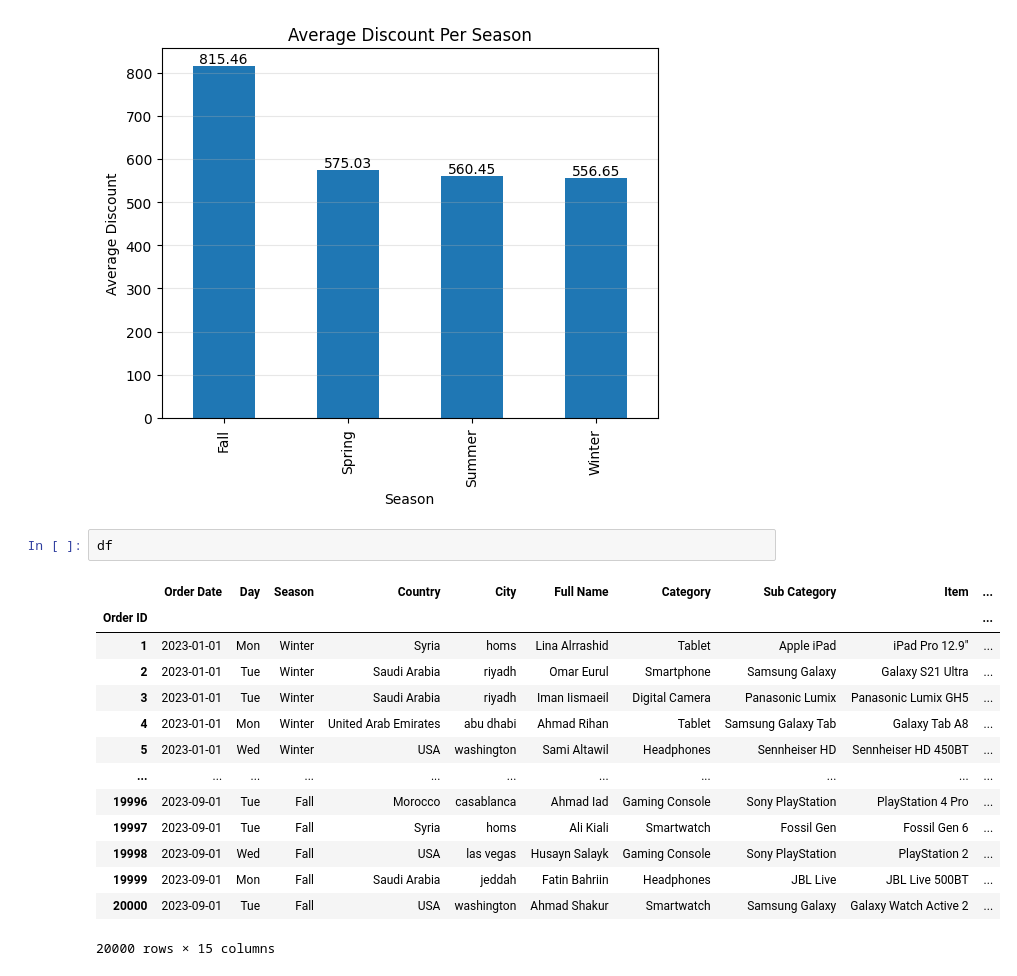
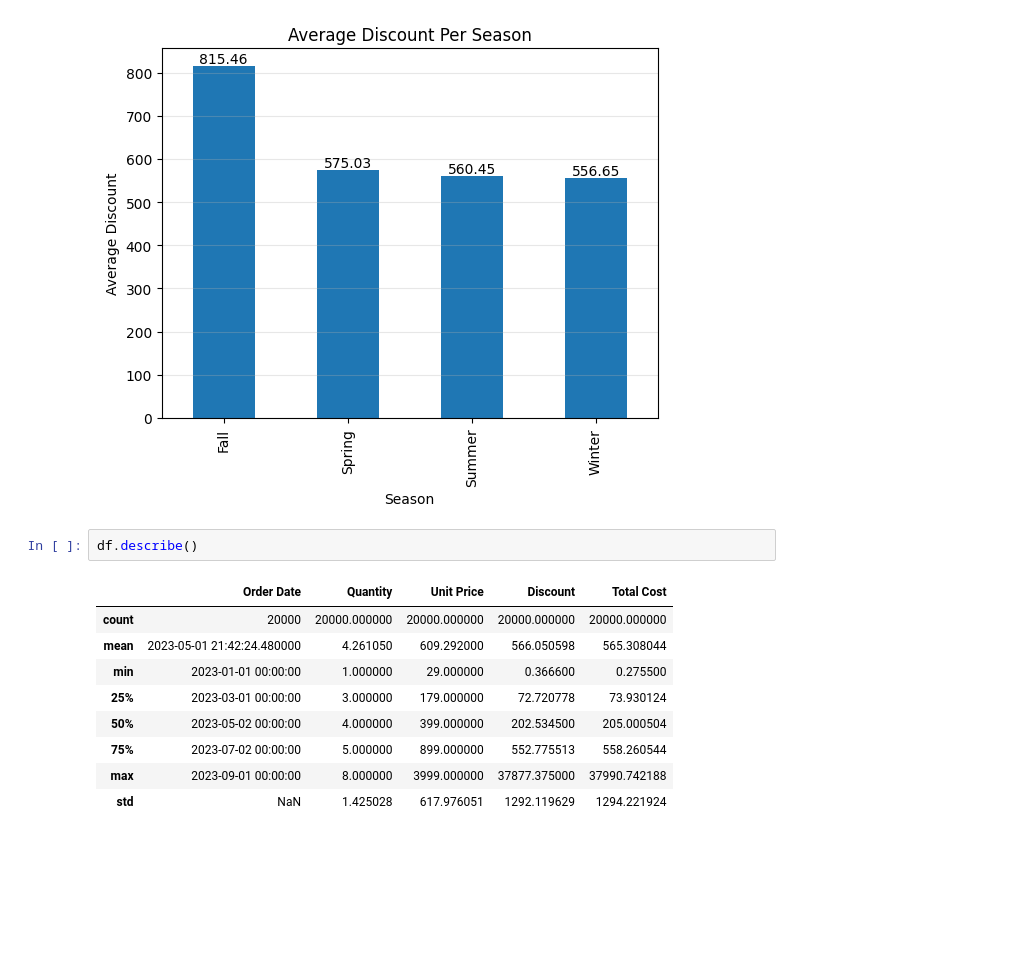
Before and after one commit to NooRMaseR/data_analysis_tutorial, a Jupyter notebook: ai_data_analysis_tests.ipynb, the cells around one changed output. Saved outputs shown, nothing was run; the diff lists cells and outputs as text; blank space fills up the shorter version.

```diff
--- a/ai_data_analysis_tests.ipynb
+++ b/ai_data_analysis_tests.ipynb
@@ -713,19 +706,14 @@ Winter    556.653076
 Name: Discount, dtype: float32
 [figure]
 # %%
-df
+df.describe()
 # %% [output]
-|  | Order Date | Day | Season | Country | City | Full Name | Category | Sub Category | Item | ... |
-| Order ID |  |  |  |  |  |  |  |  |  | ... |
-| 1 | 2023-01-01 | Mon | Winter | Syria | homs | Lina Alrrashid | Tablet | Apple iPad | iPad Pro 12.9" | ... |
-| 2 | 2023-01-01 | Tue | Winter | Saudi Arabia | riyadh | Omar Eurul | Smartphone | Samsung Galaxy | Galaxy S21 Ultra | ... |
-| 3 | 2023-01-01 | Tue | Winter | Saudi Arabia | riyadh | Iman Iismaeil | Digital Camera | Panasonic Lumix | Panasonic Lumix GH5 | ... |
-| 4 | 2023-01-01 | Mon | Winter | United Arab Emirates | abu dhabi | Ahmad Rihan | Tablet | Samsung Galaxy Tab | Galaxy Tab A8 | ... |
-| 5 | 2023-01-01 | Wed | Winter | USA | washington | Sami Altawil | Headphones | Sennheiser HD | Sennheiser HD 450BT | ... |
-| ... | ... | ... | ... | ... | ... | ... | ... | ... | ... | ... |
-| 19996 | 2023-09-01 | Tue | Fall | Morocco | casablanca | Ahmad Iad | Gaming Console | Sony PlayStation | PlayStation 4 Pro | ... |
-| 19997 | 2023-09-01 | Tue | Fall | Syria | homs | Ali Kiali | Smartwatch | Fossil Gen | Fossil Gen 6 | ... |
-| 19998 | 2023-09-01 | Wed | Fall | USA | las vegas | Husayn Salayk | Gaming Console | Sony PlayStation | PlayStation 2 | ... |
-| 19999 | 2023-09-01 | Mon | Fall | Saudi Arabia | jeddah | Fatin Bahriin | Headphones | JBL Live | JBL Live 500BT | ... |
-| 20000 | 2023-09-01 | Tue | Fall | USA | washington | Ahmad Shakur | Smartwatch | Samsung Galaxy | Galaxy Watch Active 2 | ... |
+|  | Order Date | Quantity | Unit Price | Discount | Total Cost |
+| count | 20000 | 20000.000000 | 20000.000000 | 20000.000000 | 20000.000000 |
+| mean | 2023-05-01 21:42:24.480000 | 4.261050 | 609.292000 | 566.050598 | 565.308044 |
+| min | 2023-01-01 00:00:00 | 1.000000 | 29.000000 | 0.366600 | 0.275500 |
+| 25% | 2023-03-01 00:00:00 | 3.000000 | 179.000000 | 72.720778 | 73.930124 |
+| 50% | 2023-05-02 00:00:00 | 4.000000 | 399.000000 | 202.534500 | 205.000504 |
+| 75% | 2023-07-02 00:00:00 | 5.000000 | 899.000000 | 552.775513 | 558.260544 |
+| max | 2023-09-01 00:00:00 | 8.000000 | 3999.000000 | 37877.375000 | 37990.742188 |
+| std | NaN | 1.425028 | 617.976051 | 1292.119629 | 1294.221924 |
-20000 rows × 15 columns
```
Also changed, not shown: parts of 10 cells of this notebook, 3 other files.
